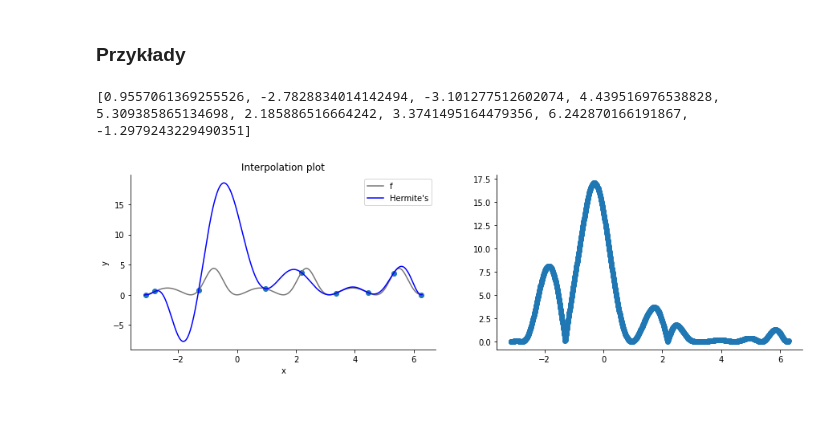
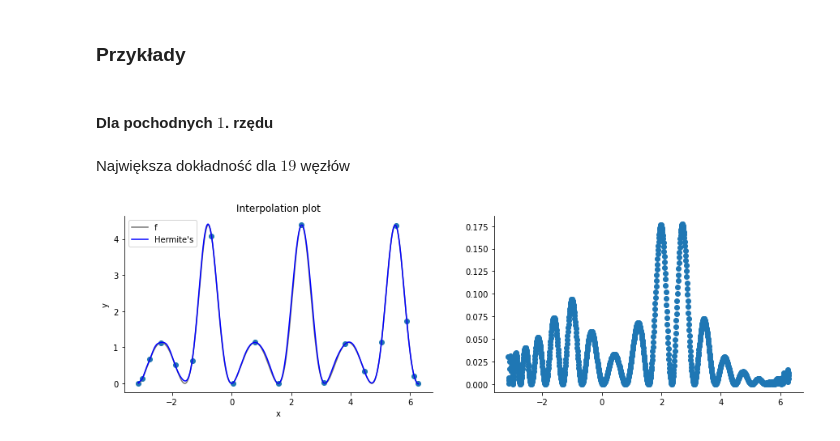
Before and after one commit to MatiPl01/Metody-Obliczeniowe-w-Nauce-i-Technice, a Jupyter notebook: 2. Laboratorium/Zadania/2b/MOwNiT - zagadnienie Hermite'a.ipynb, the cells around one changed output. Drawn from its saved outputs; the diff is of its cells as text; code cells hidden in the pictures; blank space fills up the shorter version.

Commit message:
Fixed Hermite's interpolation, started working with splines

```diff
--- a/2. Laboratorium/Zadania/2b/MOwNiT - zagadnienie Hermite'a.ipynb
+++ b/2. Laboratorium/Zadania/2b/MOwNiT - zagadnienie Hermite'a.ipynb
@@ -19,8 +18,9 @@ from sympy import Symbol, lambdify, sin
 # %% [markdown]
 # Pomocnicze funkcje
 # %%
-def plot_fn(fn, min_x, max_x, *, label='', title='Plot', color='b', step=.1, ax=plt):
-    xs = np.arange(min_x, max_x, step)
+def plot_fn(fn, a, b, *, label='', title='Wykres', color='b', step=.1, ax=plt):
+    n = int((b - a) / step) + 1
+    xs = np.linspace(a, b, n)
     ax.plot(xs, [fn(x) for x in xs], color, label=label)
     if label: ax.legend(loc='best')
 
@@ -200,7 +208,7 @@ from math import e
 x = Symbol('x')
 g0_ = e**(-2*sin(2*x))+2*sin(2*x)-1
 g1_ = g0_.diff(x)
-g2_ = g1_.diff(x
+g2_ = g1_.diff(x)
 g3_ = g2_.diff(x)
 
 # Create callable functions from g1, g2, g3 objects
@@ -239,18 +247,15 @@ def derivatives(x, n):
     return list(map(lambda g: g(x), gs[:n+1]))
 # %% [markdown]
 ### Przykłady
+# %% [markdown]
+#### Dla pochodnych $1$. rzędu
+# %% [markdown]
+Największa dokładność dla $19$ węzłów
 # %%
-from random import randint, sample, seed
+n = 19
+xs = chebyshev_nodes(a, b, n)
+ys = [derivatives(x, 1) for x in xs]  # Function values and their first-order derivatives
 
-n = 12
-xs = chebyshev_nodes(a, b, n)
-xs_ = sample(xs, int(n * .75))
-print(xs_)
-ds = [randint(0, 1) for _ in range(len(xs_))] # Derivatives order
-
-ys = [derivatives(x, d) for x, d in zip(xs_, ds)]
-
-plot_interpolation(g, xs_, ys)
+plot_interpolation(g, xs, ys)
 # %% [output]
-[0.9557061369255526, -2.7828834014142494, -3.101277512602074, 4.439516976538828, 5.309385865134698, 2.185886516664242, 3.3741495164479356, 6.242870166191867, -1.2979243229490351]
-[figure, old version]
+[figure, new version]
```
Also changed, not shown: parts of 26 cells of this notebook, 1 other file.
